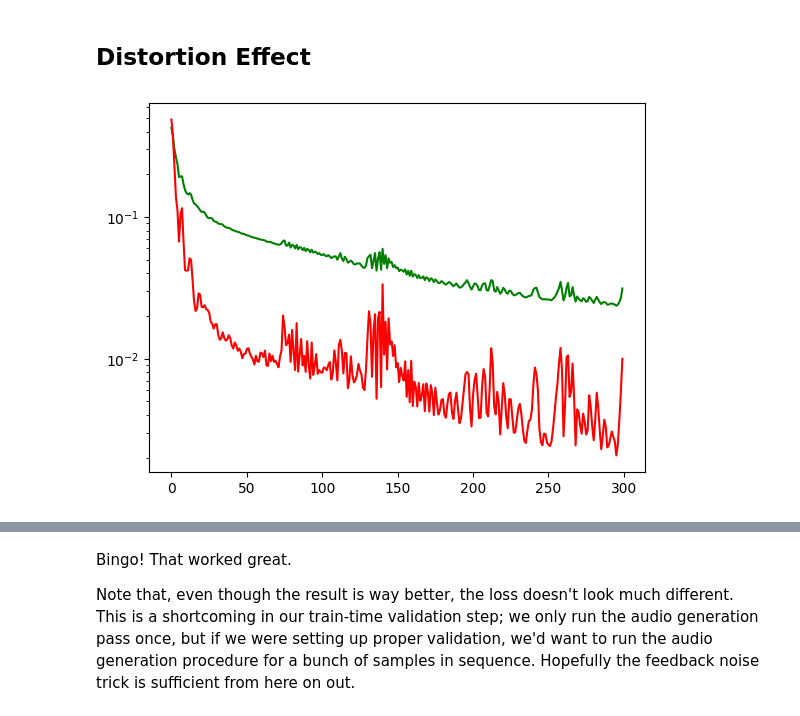
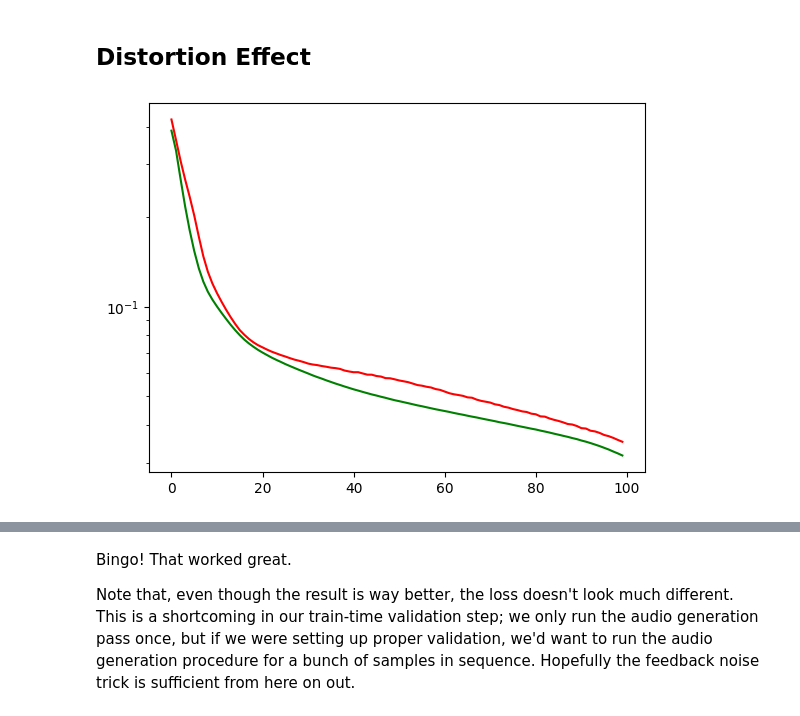
Before and after one commit to wyager/audiofx, a Jupyter notebook: audiofx.ipynb, the cells around one changed output, grey strips where cells are left out. Cells and saved outputs as stored; diff of their text form; code cells hidden in the pictures.

```diff
--- a/audiofx.ipynb
+++ b/audiofx.ipynb
@@ -148,19 +112,19 @@ clear_output()
 # %% [markdown]
 Then, a function that takes unprocessed/processed examples and slices them up into lots of little slices for the model to train on:
 # %%
-def generate_slices_from_pairs(audio_pairs: List[Tuple[np.ndarray, np.ndarray]],
-                               context_window: int,
-                               slices_per_pair: int
-                               ) -> Tuple[np.ndarray, np.ndarray]:
+# Generate lots of short training examples from our processed songs
+def generate_slices_from_pairs(
+    # Long dry/wet audio samples. Entire clean and processed songs
+    audio_pairs: List[Tuple[np.ndarray, np.ndarray]],
+    # How much input/output history we should give the model in each example
+    context_window: int,
+    # How many short slices we should make per long dry/wet sample
+    slices_per_pair: int
+    ) -> Tuple[np.ndarray, np.ndarray]:
     """
     Given reference input/output dry/wet audio pairs,
     create numpy arrays suitable for training the neural network.
     Will generate randomly-selected slices from each audio pair.
-
-    Args:
-        audio_pairs: A list of (dry,wet) mono audio arrays (entire processed songs)
-        context_window: The number of historical input samples the neural network gets
-        slices_per_pair: The number of example slices we want for each input/output pair
 
     Returns:
         Tuple of (input_features, target_outputs):
@@ -169,33 +133,21 @@ def generate_slices_from_pairs(audio_pairs: List[Tuple[np.ndarray, np.ndarray]],
             `context_window - 1` previous output samples
         - target_outputs: f32 array of shape (total_slices, 1)
             The next output sample corresponding to each input block
-
-    Raises:
-        ValueError: If audio pairs are too short for the context window
     """
-    if not audio_pairs:
-        raise ValueError("No audio pairs provided")
-
     total_slices = len(audio_pairs) * slices_per_pair
     feature_size = context_window * 2 - 1
 
-    # Pre-allocate output arrays
     input_features = np.zeros((total_slices, feature_size), dtype=np.float32)
     target_outputs = np.zeros((total_slices, 1), dtype=np.float32)
 
     slice_idx = 0
 
     for dry_audio, wet_audio in audio_pairs:
-        # Check minimum length requirement
-        min_length = context_window * 2  # Need context_window for input + context_window for output history + 1 for target
-        if len(dry_audio) < min_length:
+        if len(dry_audio) < context_window + 1:
             print(f"Warning: Audio pair too short ({len(dry_audio)} samples), need at least {min_length}. Skipping.")
             continue
 
-        # Generate random slice positions for this pair
-        # Valid range: from context_window to len-1 (need context_window previous samples)
-        max_start = len(dry_audio) - context_window
-        slice_positions = np.random.randint(context_window, max_start + 1, size=slices_per_pair)
+        slice_positions = np.random.randint(context_window, len(dry_audio), size=slices_per_pair)
 
         for pos in slice_positions:
             # Extract input context: previous context_window input samples
@@ -216,10 +168,7 @@ def generate_slices_from_pairs(audio_pairs: List[Tuple[np.ndarray, np.ndarray]],
     if slice_idx < total_slices:
         input_features = input_features[:slice_idx]
         target_outputs = target_outputs[:slice_idx]
-        print(f"Generated {slice_idx} slices (some audio pairs were too short)")
-    else:
-        print(f"Generated {slice_idx} slices from {len(audio_pairs)} audio pairs")
-
+    print(f"Generated {slice_idx} slices from {len(audio_pairs)} audio pairs")
     return input_features, target_outputs
 # %% [markdown]
 ## The Model
@@ -433,14 +402,14 @@ Error max: 0.1307952105998993
 # %%
 def distort(audio):
     return np.tanh(audio*5)
 
 distort_data = generate_slices_from_pairs([(dry, distort(dry)) for dry in dry_audio],
                                            context_window,
                                            slices_per_pair)
 
-distort_model = train(distort_data, epoch_count = 300)
+distort_model = train(distort_data, epoch_count = 100)
 # %% [output]
-[figure, old version]
+[figure, new version]
 # %%
 Audio(distort(listen_audio), rate=sample_rate)
 # %% [output]
```
Also changed, not shown: parts of 33 cells of this notebook.
